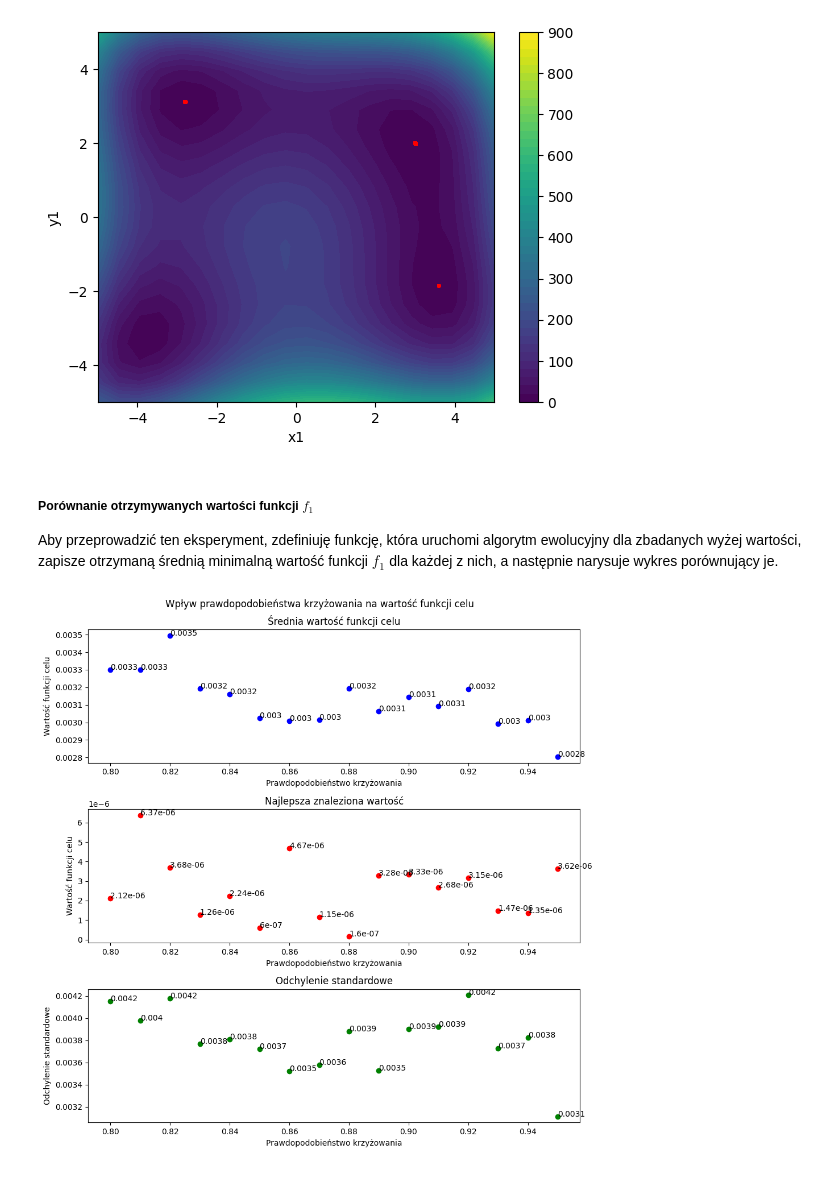
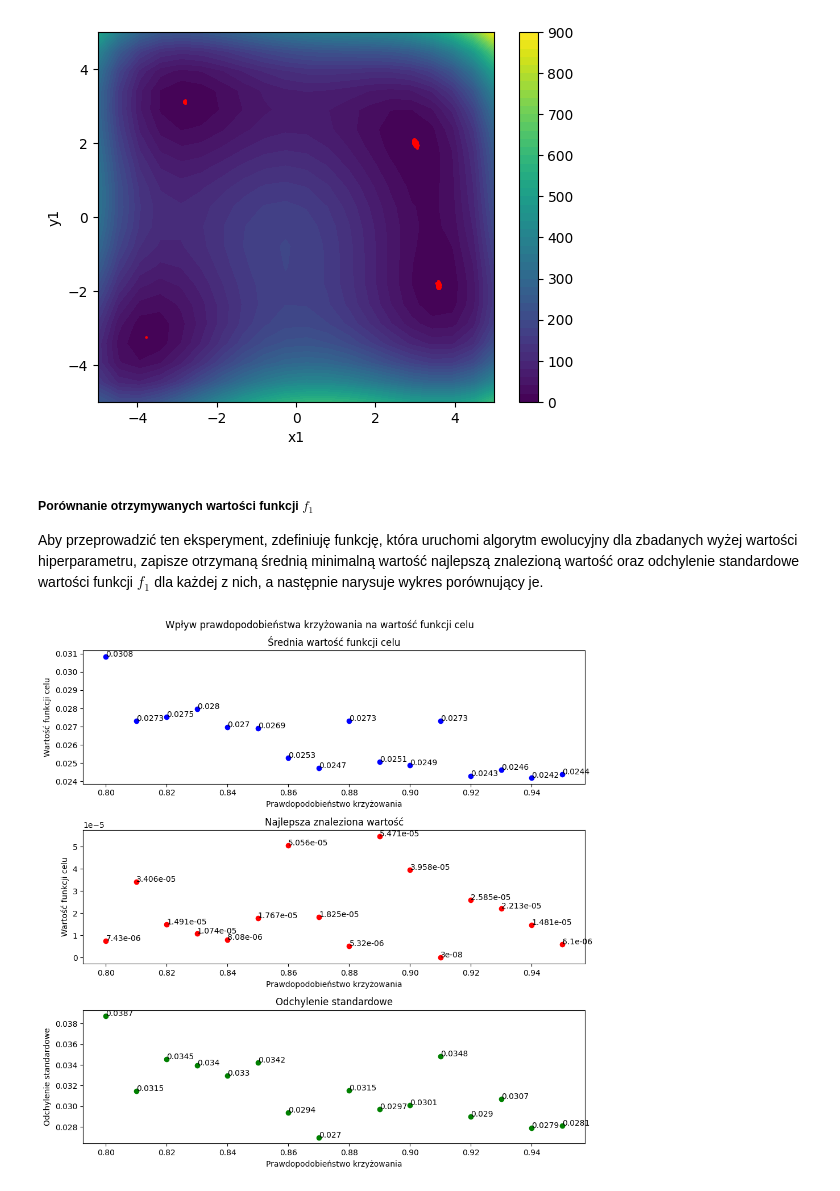
Before and after one commit to maksnowak/evolutionary-algorithm, a Jupyter notebook: zad2.ipynb, the cells around one changed output. Cells and saved outputs as stored; diff of their text form; code cells hidden in the pictures.

```diff
--- a/zad2.ipynb
+++ b/zad2.ipynb
@@ -70,7 +70,7 @@ def reproduction(population, rating):
 def crossing(population, crossover_prob):
     results = []
     parents_list = population.copy()
-    for i in range(0, len(population) - 1, 2):
+    for _ in range(0, len(population) - 1, 2):
         crossover_value = random.uniform(0, 1)
         parent1, parent2 = random.sample(parents_list, 2)
         parents_list.remove(parent1)
@@ -512,7 +557,7 @@ plot_results(even_individuals, rate, 0.95, 0.5, 0.3, 100, 1000)
 # %% [markdown]
 ##### Porównanie otrzymywanych wartości funkcji $f_1$
 
-Aby przeprowadzić ten eksperyment, zdefiniuję funkcję, która uruchomi algorytm ewolucyjny dla zbadanych wyżej wartości, zapisze otrzymaną średnią minimalną wartość funkcji $f_1$ dla każdej z nich, a następnie narysuje wykres porównujący je.
+Aby przeprowadzić ten eksperyment, zdefiniuję funkcję, która uruchomi algorytm ewolucyjny dla zbadanych wyżej wartości hiperparametru, zapisze otrzymaną średnią minimalną wartość najlepszą znalezioną wartość oraz odchylenie standardowe wartości funkcji $f_1$ dla każdej z nich, a następnie narysuje wykres porównujący je.
 # %%
 def crossover_experiments():
     # Ze względu na niedokładność operacji dodawania liczb zmiennoprzecinkowych
@@ -525,39 +570,39 @@ def crossover_experiments():
     while current < 0.951:
         experiment_values = []
         for _ in range(1000):
-            result = g_minimum(even_individuals, rate, round(current, 2), 0.5, 0.3, 100)
+            result = g_minimum(distributed_individuals, rate, round(current, 2), 1.5, 0.3, 100)
             experiment_values.append(f1(result[0][0], result[0][2]))
         plot_values.append(sum(experiment_values) / len(experiment_values))
         plot_best.append(min(experiment_values))
         plot_deviation.append(np.std(experiment_values))
         current += 0.01
 
     fig, axs = plt.subplots(3, figsize=(10, 10))
     fig.suptitle("Wpływ prawdopodobieństwa krzyżowania na wartość funkcji celu")
     axs[0].scatter(steps, plot_values, color="blue")
     axs[0].set_title("Średnia wartość funkcji celu")
     axs[0].set_ylabel("Wartość funkcji celu")
     axs[0].set_xlabel("Prawdopodobieństwo krzyżowania")
     for i, txt in enumerate(plot_values):
         axs[0].annotate(round(txt, 4), (steps[i], plot_values[i]))
     axs[1].scatter(steps, plot_best, color="red")
     axs[1].set_title("Najlepsza znaleziona wartość")
     axs[1].set_ylabel("Wartość funkcji celu")
     axs[1].set_xlabel("Prawdopodobieństwo krzyżowania")
     for i, txt in enumerate(plot_best):
         axs[1].annotate(round(txt, 8), (steps[i], plot_best[i]))
     axs[2].scatter(steps, plot_deviation, color="green")
     axs[2].set_title("Odchylenie standardowe")
     axs[2].set_ylabel("Odchylenie standardowe")
     axs[2].set_xlabel("Prawdopodobieństwo krzyżowania")
     for i, txt in enumerate(plot_deviation):
         axs[2].annotate(round(txt, 4), (steps[i], plot_deviation[i]))
     plt.tight_layout()
     plt.show()
 
 crossover_experiments()
 # %% [output]
-[figure, old version]
+[figure, new version]
 # %% [markdown]
 ##### Wnioski
 
```
Also changed, not shown: parts of 48 cells of this notebook.
